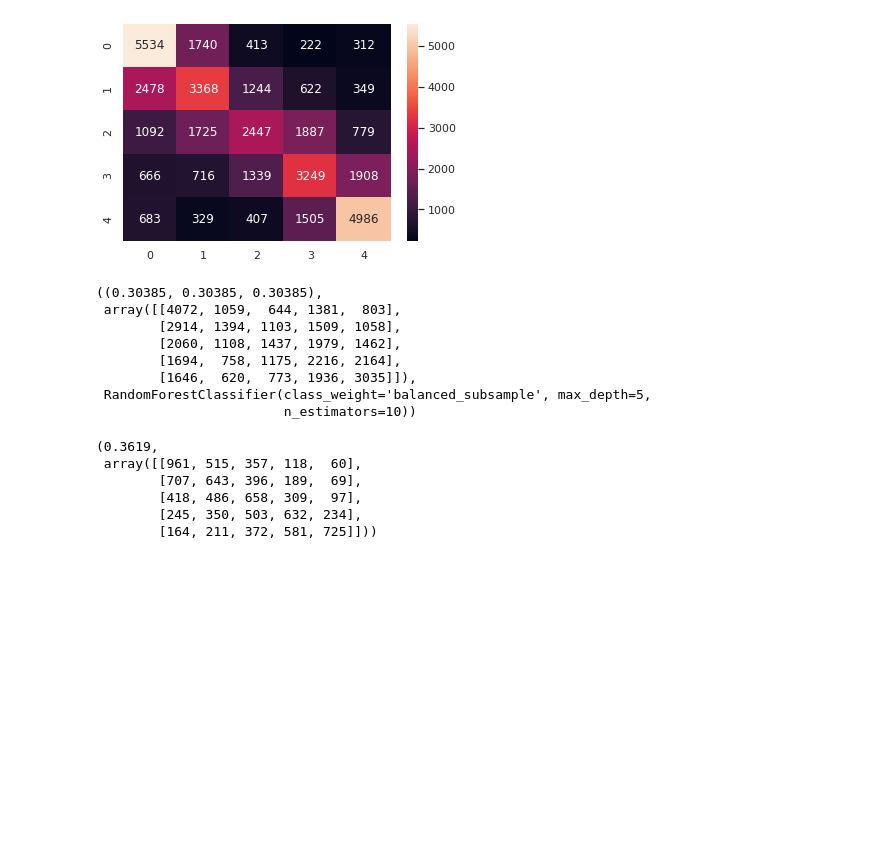
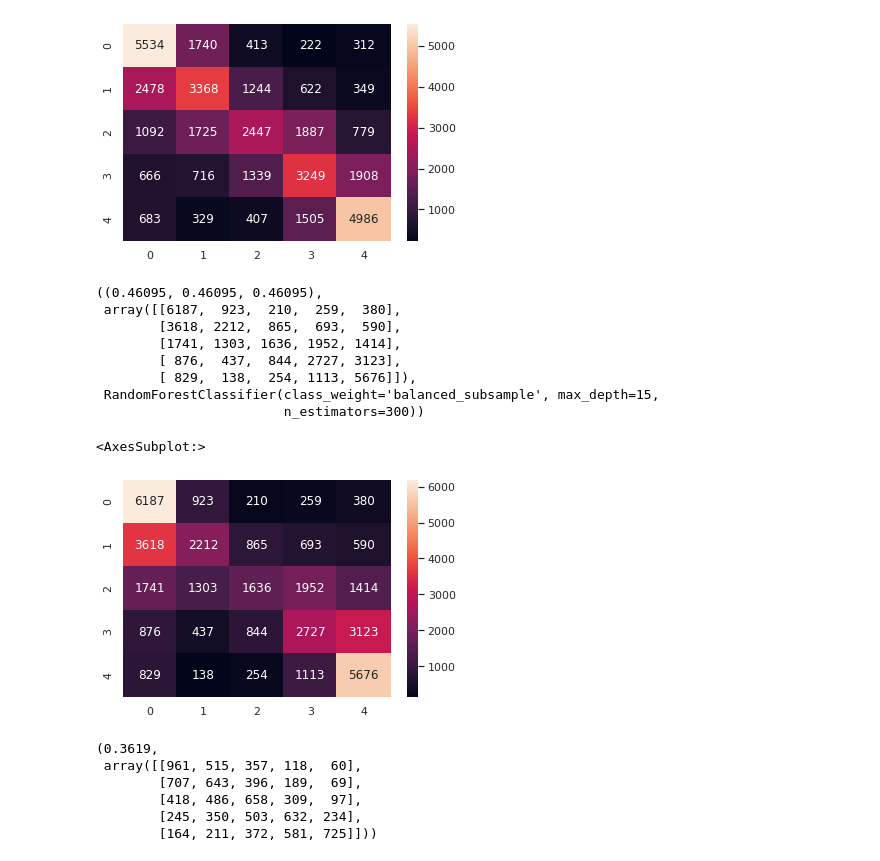
Before and after one commit to Second0395/Capstone_3, a Jupyter notebook: working.ipynb, the cells around one changed output. Cells and saved outputs as stored; diff of their text form; code cells hidden in the pictures; blank space fills up the shorter version.

```diff
--- a/working.ipynb
+++ b/working.ipynb
@@ -192,16 +191,25 @@ sns.heatmap([[5534, 1740,  413,  222,  312],
 <AxesSubplot:>
 [figure]
 # %%
-rf_test(balanced_40k_each, 'lemmatized', max_depth=5, n_estimators=)
+rf_test(balanced_40k_each, 'lemmatized', max_depth=15, n_est=300)
 # %% [output]
-((0.30385, 0.30385, 0.30385),
- array([[4072, 1059,  644, 1381,  803],
-        [2914, 1394, 1103, 1509, 1058],
-        [2060, 1108, 1437, 1979, 1462],
-        [1694,  758, 1175, 2216, 2164],
-        [1646,  620,  773, 1936, 3035]]),
- RandomForestClassifier(class_weight='balanced_subsample', max_depth=5,
-                        n_estimators=10))
+((0.46095, 0.46095, 0.46095),
+ array([[6187,  923,  210,  259,  380],
+        [3618, 2212,  865,  693,  590],
+        [1741, 1303, 1636, 1952, 1414],
+        [ 876,  437,  844, 2727, 3123],
+        [ 829,  138,  254, 1113, 5676]]),
+ RandomForestClassifier(class_weight='balanced_subsample', max_depth=15,
+                        n_estimators=300))
+# %%
+sns.heatmap([[6187,  923,  210,  259,  380],
+        [3618, 2212,  865,  693,  590],
+        [1741, 1303, 1636, 1952, 1414],
+        [ 876,  437,  844, 2727, 3123],
+        [ 829,  138,  254, 1113, 5676]], annot=True, fmt='g')
+# %% [output]
+<AxesSubplot:>
+[figure, added]
 # %%
 knn_classifier(balanced_10k_each, 'lemmatized')
 # %% [output]
```
Also changed, not shown: parts of 7 cells of this notebook.
